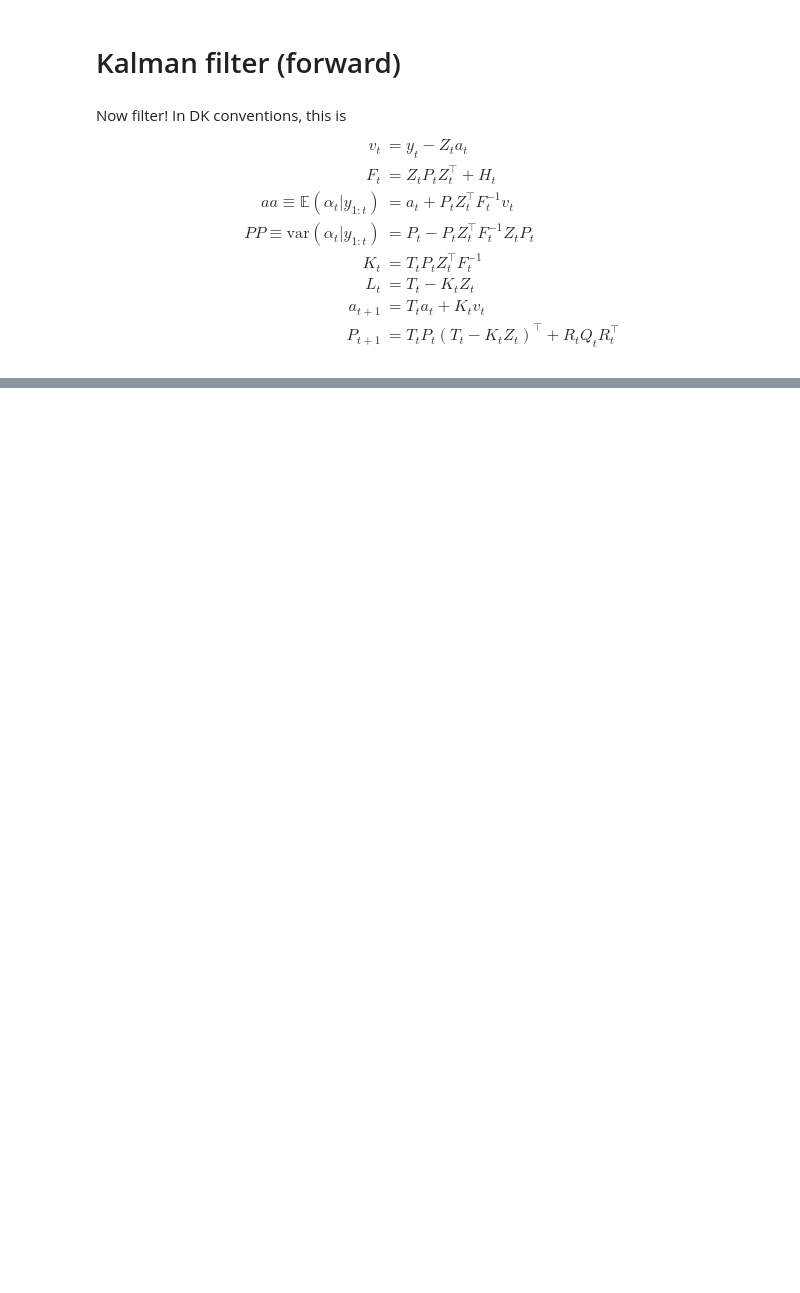
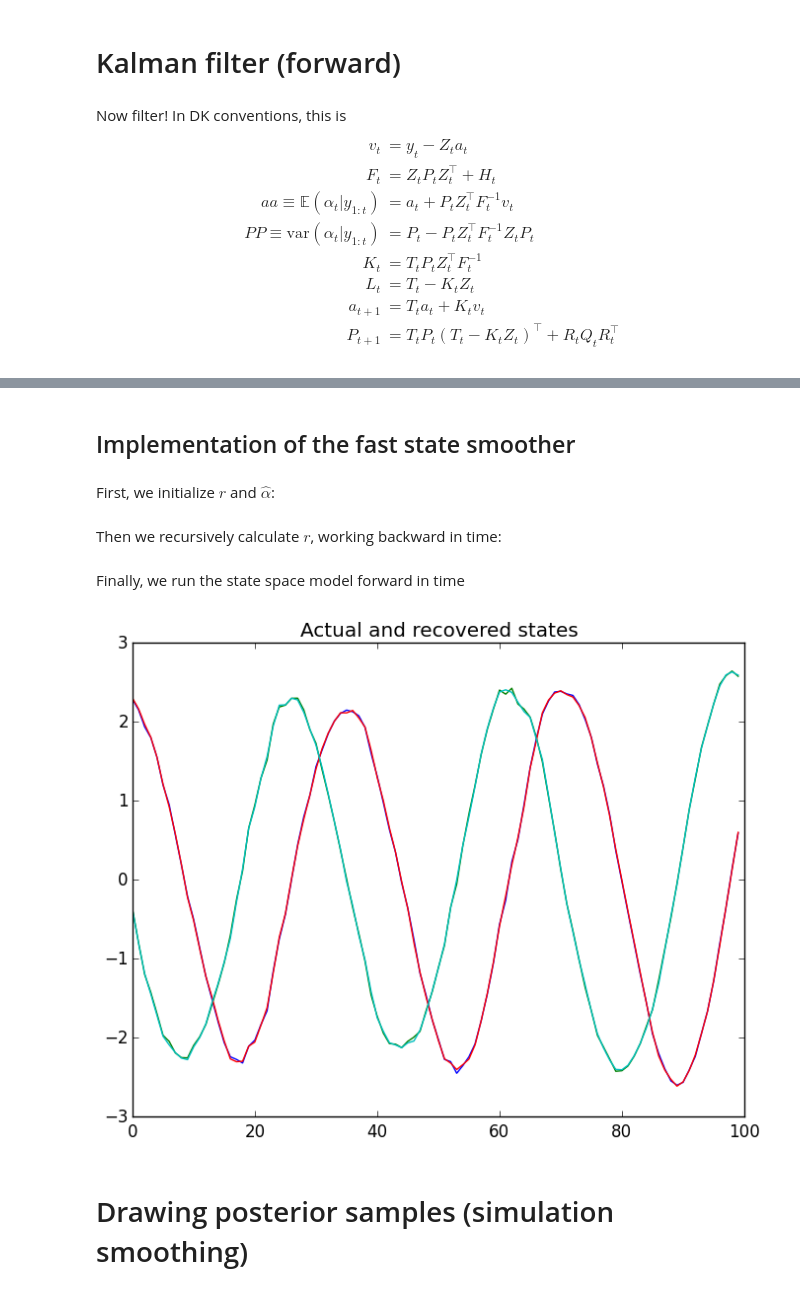
Before and after one commit to jmxpearson/laf, a Jupyter notebook: julia_kalman_integration_test.ipynb, the cells around one changed output, grey strips where cells are left out. Cells and saved outputs as stored; diff of their text form; code cells hidden in the pictures; blank space fills up the shorter version.

```diff
--- a/julia_kalman_integration_test.ipynb
+++ b/julia_kalman_integration_test.ipynb
@@ -123,0 +217,11 @@ end
+# %% [markdown]
+## Implementation of the fast state smoother
+# %% [markdown]
+First, we initialize $r$ and $\hat{\alpha}$:
+# %%
+# initialize r
+r = Array(Float64, Nm, Nt)
+r[:, end] = 0
+alphat = Array(Float64, Nm, Nt);
+# %% [markdown]
+Then we recursively calculate $r$, working backward in time:
@@ -123,0 +247,18 @@ end
+# %% [markdown]
+Finally, we run the state space model forward in time
+# %%
+# run model forward
+alphat[:, 1] = a_init + P_init * r_init
+RQR = R * Q * R'
+
+for t in 1:(Nt - 1)
+    alphat[:, t + 1] = T * alphat[:, t] + RQR * r[:, t]
+end
+# %%
+plot(alphat')
+plot(α')
+title("Actual and recovered states");
+# %% [output]
+[figure, added]
+# %% [markdown]
+# Drawing posterior samples (simulation smoothing)
```
Also changed, not shown: parts of 11 cells of this notebook.
